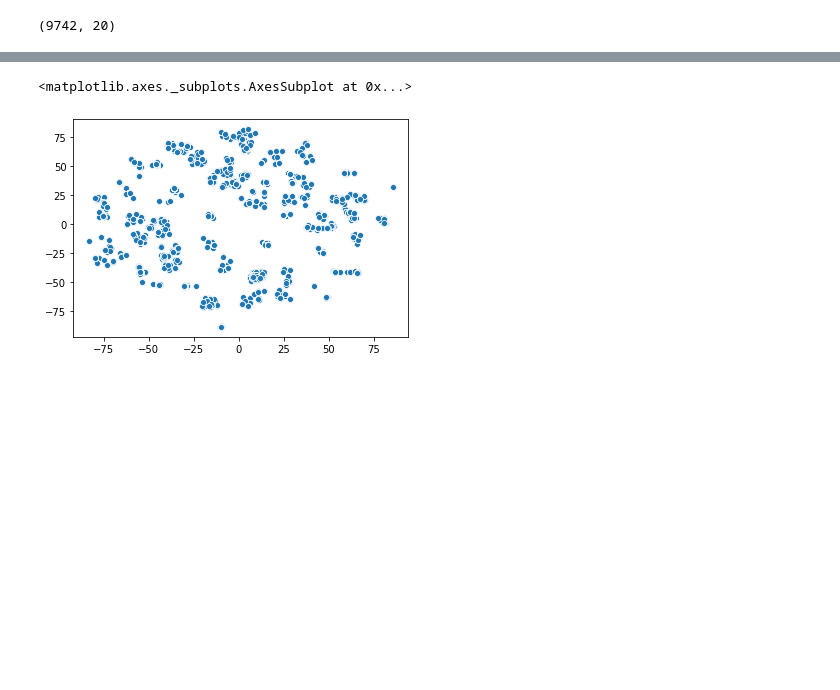
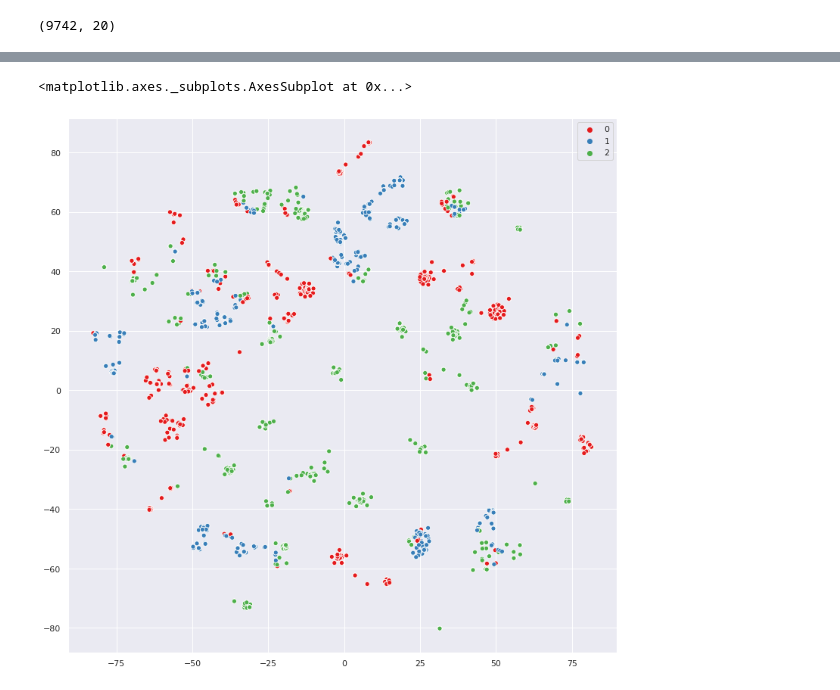
Before and after one commit to manuela-blanco/machine_learning-alura, a Jupyter notebook: filmes.ipynb, the cells around one changed output, grey strips where cells are left out. Cells and saved outputs as stored; diff of their text form; code cells hidden in the pictures; blank space fills up the shorter version.

```diff
--- a/filmes.ipynb
+++ b/filmes.ipynb
@@ -150,6 +125,6 @@ ERROR! Session/line number was not unique in database. History logging moved to
 # %%
-modelo = KMeans(n_clusters=3)
-grupos = modelo.fit_predict(dados)
-plt.scatter(x=dados.coluna1, y=dados.coluna2,
-            c=grupos,
-           cmap='viridis')
+#modelo = KMeans(n_clusters=3)
+#grupos = modelo.fit_predict(dados)
+#plt.scatter(x=dados.coluna1, y=dados.coluna2,
+#            c=grupos,
+#           cmap='viridis')
@@ -184,8 +153,14 @@ array([[ 51.9543   ,  -1.5731655],
 # %%
 import seaborn as sns
 
+sns.set(rc={'figure.figsize': (13, 13)})
+
+
+
 sns.scatterplot(x=visualizacao[:, 0],
-                y=visualizacao[:, 1])
+               y=visualizacao[:, 1],
+               hue=modelo.labels_,
+               palette=sns.color_palette('Set1', 3))
 # %% [output]
 <matplotlib.axes._subplots.AxesSubplot at 0x...>
-[figure, old version]
+[figure, new version]
```
Also changed, not shown: parts of 15 cells of this notebook.
